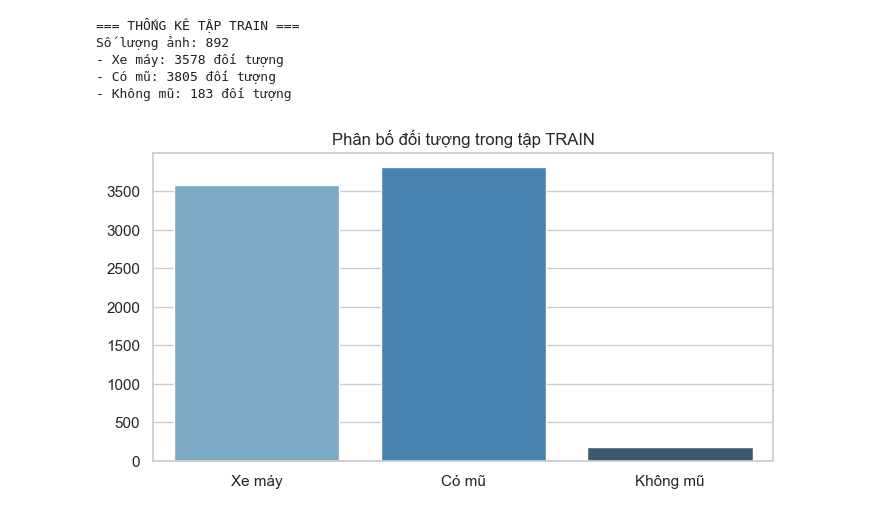
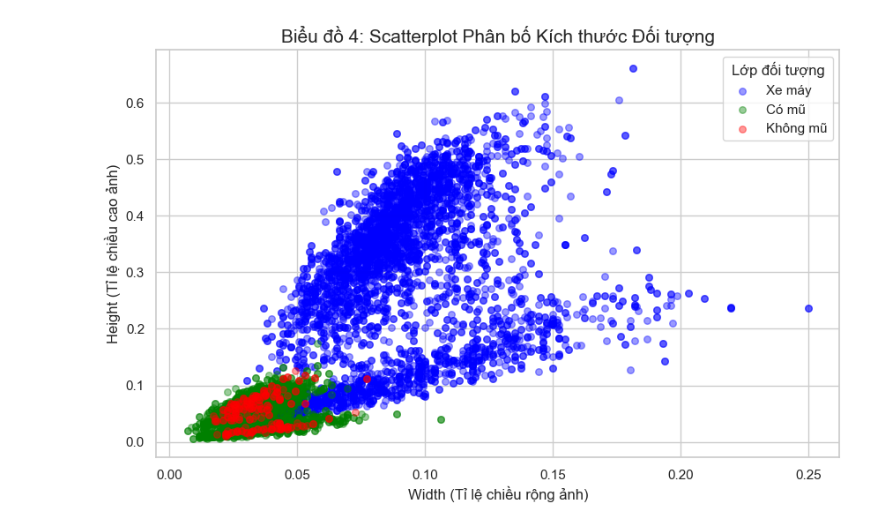
Before and after one commit to dangnhatnam123/AI_HelmetDetection, a Jupyter notebook: visualization.ipynb, the cells around one changed output. Drawn from its saved outputs; the diff is of its cells as text; code cells hidden in the pictures.

```diff
--- a/visualization.ipynb
+++ b/visualization.ipynb
@@ -37,7 +50,8 @@ def analyze_dataset(data_path):
 # %%
-stats, counts = analyze_dataset('data')
+df_bbox, counts, split_counts = analyze_full_dataset('data')
+class_names_map = {0: 'Xe máy', 1: 'Có mũ', 2: 'Không mũ'}
+names = [class_names_map[i] for i in range(3)]
+total_values = [counts[i] for i in range(3)]
 
-df_stats = pd.DataFrame(stats)
-print("--- Thống kê số lượng ảnh và file nhãn ---")
-display(df_stats)
+print(f"Đã gom xong dữ liệu! Tổng cộng: {len(df_bbox)} đối tượng.")
 # %% [output]
@@ -70,34 +97,18 @@ plt.show()
 # %%
-split = 'train'
-img_dir = os.path.join('data', split, 'images')
-label_dir = os.path.join('data', split, 'labels')
+plt.figure(figsize=(10, 6))
+colors_map = {0: 'blue', 1: 'green', 2: 'red'}
 
-train_counts = {0: 0, 1: 0, 2: 0}
-for label_file in [f for f in os.listdir(label_dir) if f.endswith('.txt')]:
-    with open(os.path.join(label_dir, label_file), 'r') as f:
-        for line in f:
-            data = line.strip().split()
-            if data:
-                cls = int(data[0])
-                train_counts[cls] = train_counts.get(cls, 0) + 1
-print(f"=== THỐNG KÊ TẬP {split.upper()} ===")
-print(f"Số lượng ảnh: {len(os.listdir(img_dir))}")
-for k, v in train_counts.items():
-    name = class_names_map.get(k)
-    print(f"- {name}: {v} đối tượng")
+for cls in [0, 1, 2]:
+    subset = df_bbox[df_bbox['Class'] == cls]
+    plt.scatter(subset['Width'], subset['Height'],
+                c=colors_map[cls], label=class_names_map[cls],
+                alpha=0.4, s=30)
 
-plt.figure(figsize=(8, 4))
-names = ['Xe máy', 'Có mũ', 'Không mũ']
-values = [train_counts[0], train_counts[1], train_counts[2]]
-
-sns.barplot(x=names, y=values, hue=names, palette='Blues_d', legend=False)
-plt.title(f'Phân bố đối tượng trong tập {split.upper()}')
+plt.title("Biểu đồ 4: Scatterplot Phân bố Kích thước Đối tượng", fontsize=15)
+plt.xlabel("Width (Tỉ lệ chiều rộng ảnh)", fontsize=12)
+plt.ylabel("Height (Tỉ lệ chiều cao ảnh)", fontsize=12)
+plt.legend(title='Lớp đối tượng')
 plt.show()
 # %% [output]
-=== THỐNG KÊ TẬP TRAIN ===
-Số lượng ảnh: 892
-- Xe máy: 3578 đối tượng
-- Có mũ: 3805 đối tượng
-- Không mũ: 183 đối tượng
-[figure, old version]
+[figure, new version]
 # %%
```
Also changed, not shown: parts of 7 cells of this notebook.
